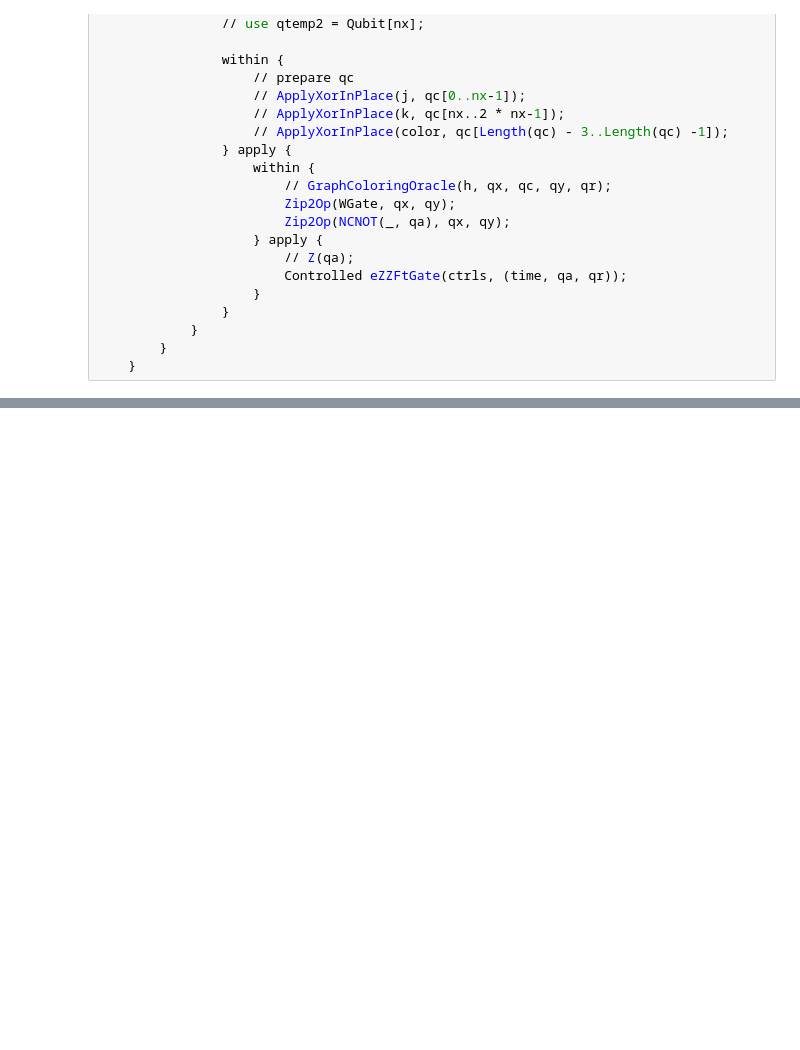
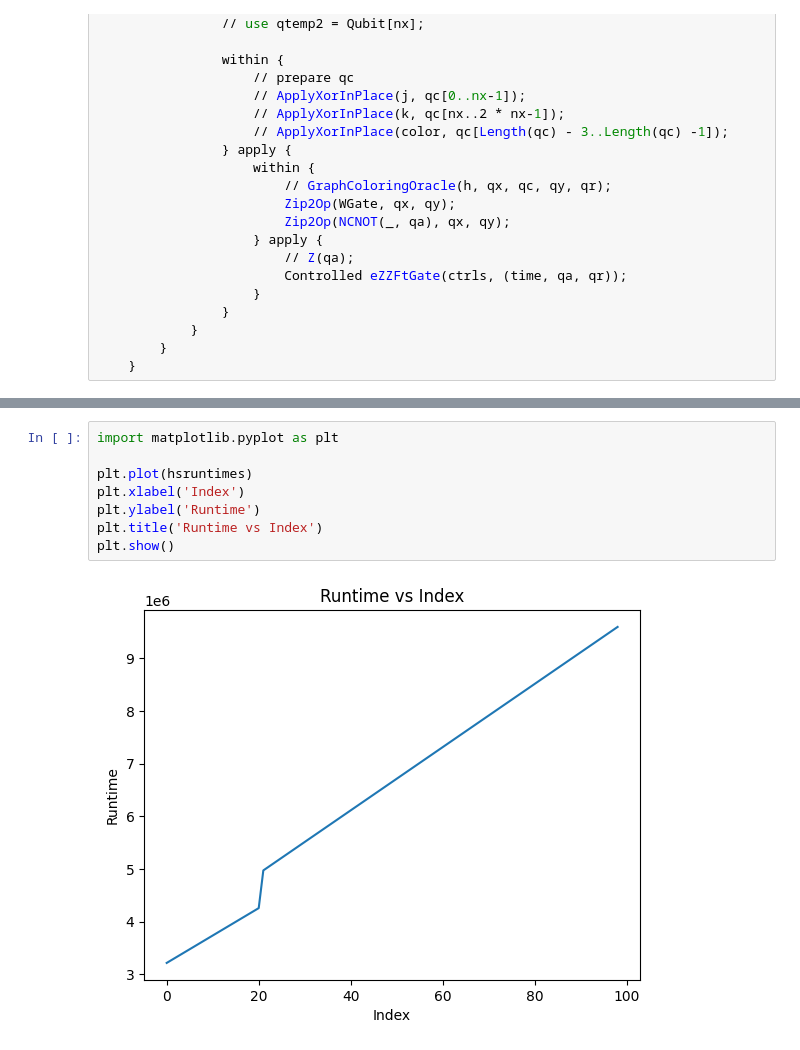
Before and after one commit to tiger9tu/HHL, a Jupyter notebook: tools/estimator.ipynb, the cells around one changed output, grey strips where cells are left out. Cells and saved outputs as stored; diff of their text form; blank space fills up the shorter version.

```diff
--- a/tools/estimator.ipynb
+++ b/tools/estimator.ipynb
@@ -624,0 +678,10 @@ result
+# %%
+import matplotlib.pyplot as plt
+
+plt.plot(hsruntimes)
+plt.xlabel('Index')
+plt.ylabel('Runtime')
+plt.title('Runtime vs Index')
+plt.show()
+# %% [output]
+[figure, added]
```
Also changed, not shown: parts of 4 cells of this notebook, 1 other file.
